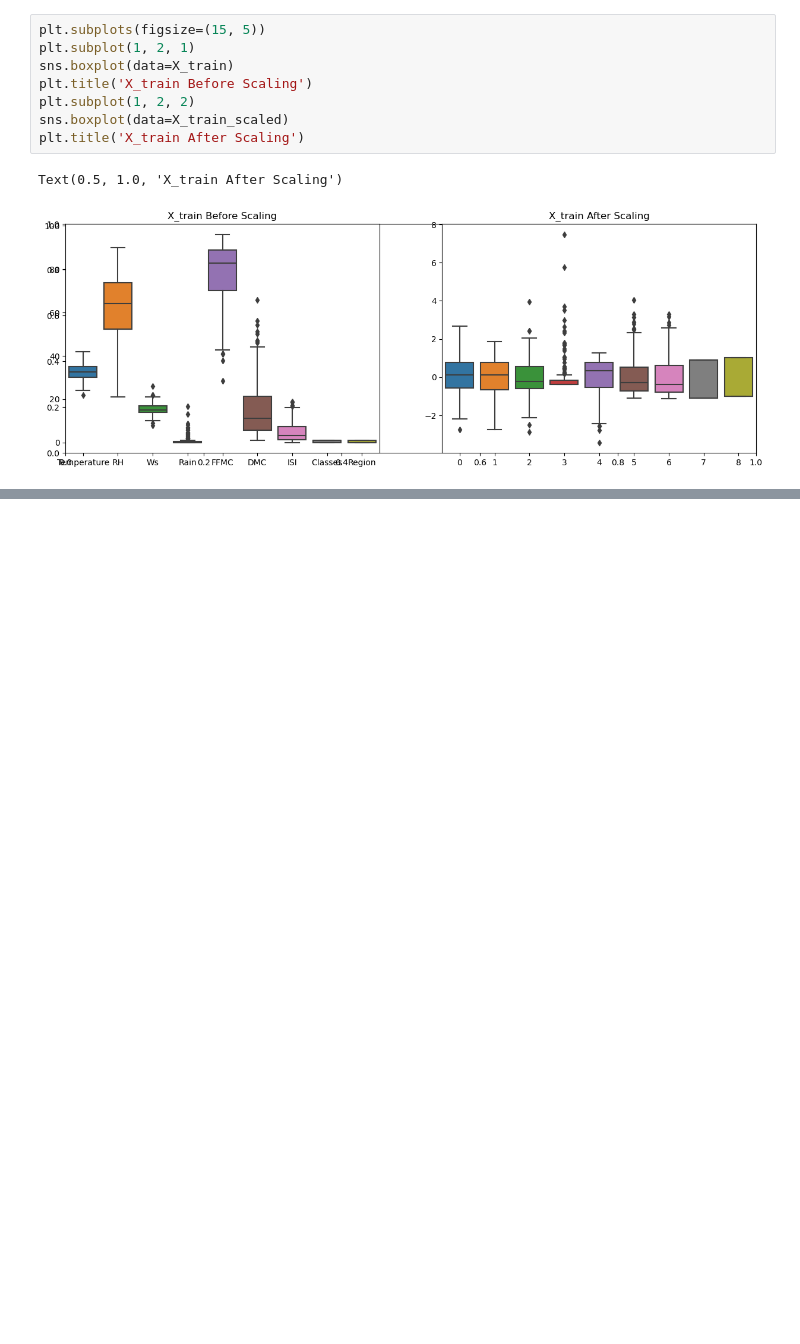
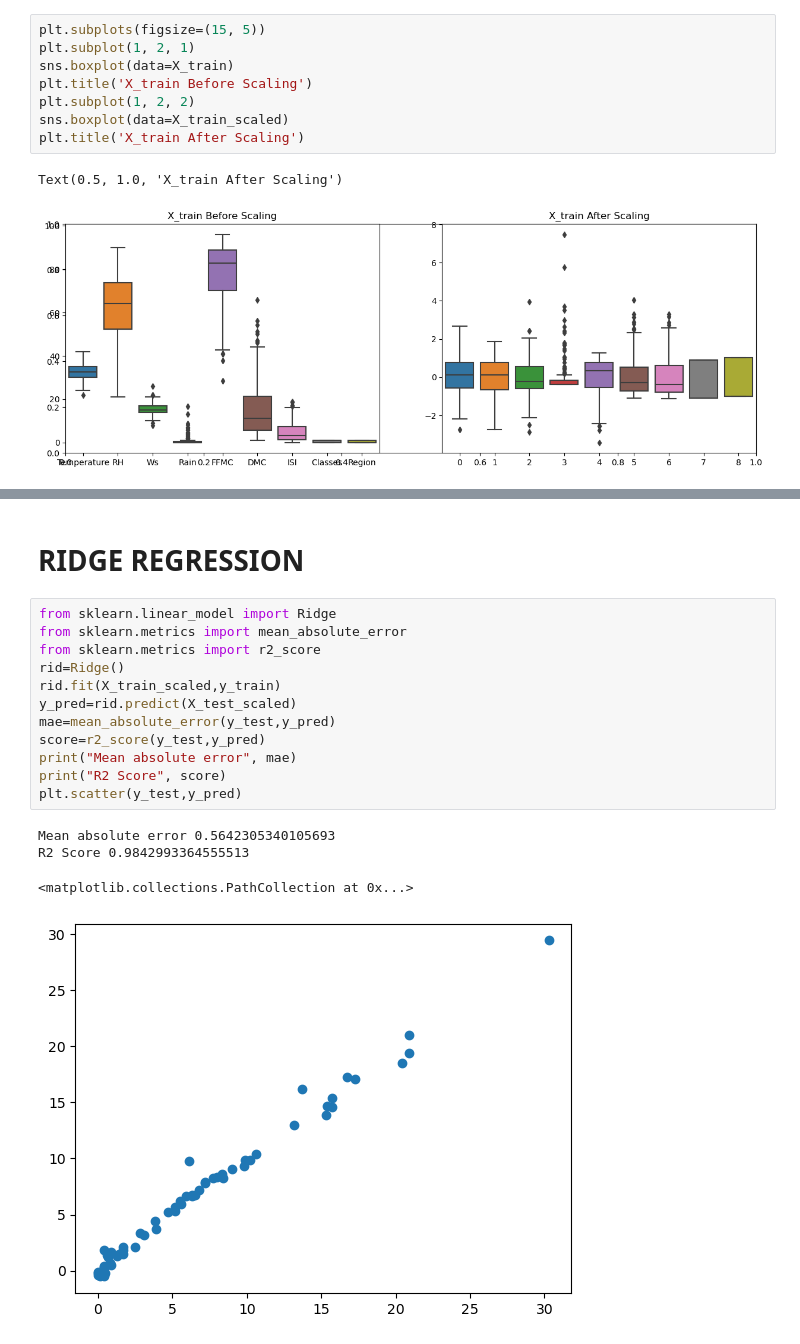
Before and after one commit to niharraju4/Machine-learning, a Jupyter notebook: Algerianforestfire/model_Training.ipynb, the cells around one changed output, grey strips where cells are left out. Cells and saved outputs as stored; diff of their text form; blank space fills up the shorter version.

```diff
--- a/Algerianforestfire/model_Training.ipynb
+++ b/Algerianforestfire/model_Training.ipynb
@@ -287,0 +405,19 @@ Text(0.5, 1.0, 'X_train After Scaling')
+# %% [markdown]
+# RIDGE REGRESSION
+# %%
+from sklearn.linear_model import Ridge
+from sklearn.metrics import mean_absolute_error
+from sklearn.metrics import r2_score
+rid=Ridge()
+rid.fit(X_train_scaled,y_train)
+y_pred=rid.predict(X_test_scaled)
+mae=mean_absolute_error(y_test,y_pred)
+score=r2_score(y_test,y_pred)
+print("Mean absolute error", mae)
+print("R2 Score", score)
+plt.scatter(y_test,y_pred)
+# %% [output]
+Mean absolute error 0.5642305340105693
+R2 Score 0.9842993364555513
+<matplotlib.collections.PathCollection at 0x...>
+[figure, added]
```
Also changed, not shown: parts of 19 cells of this notebook, 1 other file.
